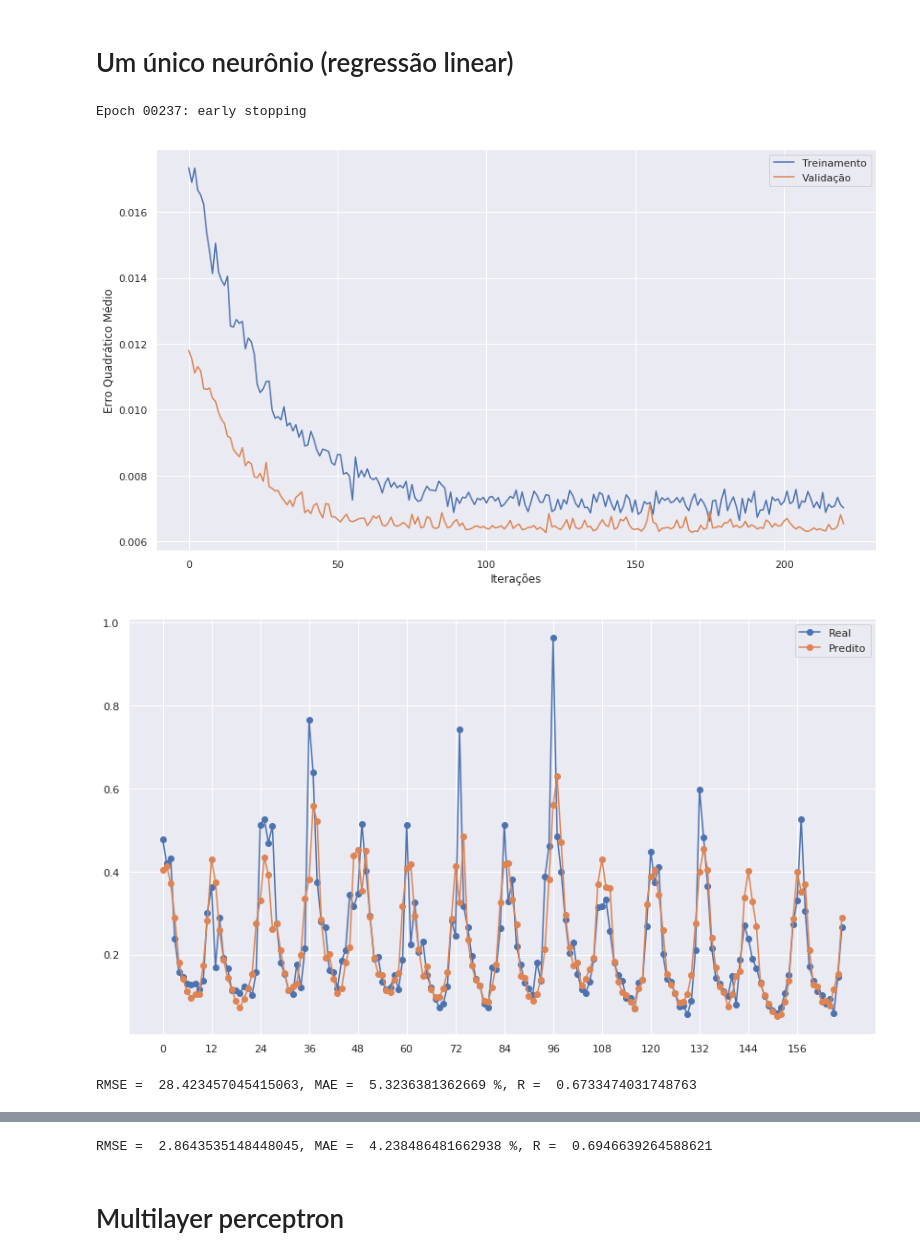
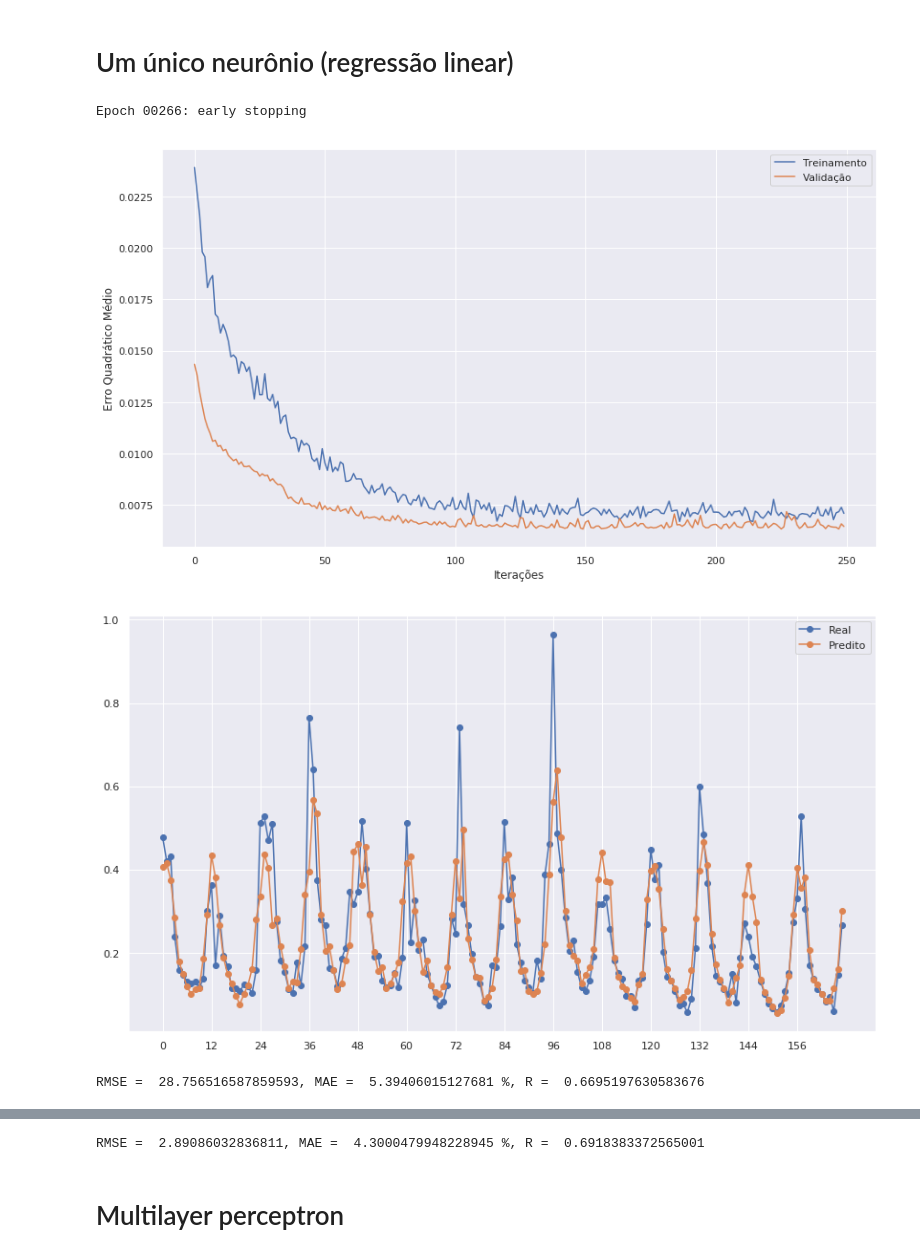
Before and after one commit to Gabrui/papers, a Jupyter notebook: IEEE_vazao_rios/vazao_rios.ipynb, the cells around one changed output, grey strips where cells are left out. Saved outputs shown, nothing was run; the diff lists cells and outputs as text; code cells hidden in the pictures.

```diff
--- a/IEEE_vazao_rios/vazao_rios.ipynb
+++ b/IEEE_vazao_rios/vazao_rios.ipynb
@@ -281,29 +301,29 @@ RMSE =  30.119591074696455, MARE =  6.025186131235192 %, R =  0.6976388302330081
 # %%
 def modelo_uno(janela, quant_rios, ruido=0.05):
     entrada = Input(shape=(janela * quant_rios,))
     mes = Input(shape=(12,), name='mes')
 
     entrada_ruidosa = GaussianDropout(ruido)(entrada)
     entrada_aumentada = Concatenate(axis=-1)([entrada_ruidosa, mes])
     estimativa = Dense(quant_rios, activation='relu')(entrada_aumentada)
 
     modelo = Model(inputs=[entrada, mes], outputs=estimativa)
     return modelo
 
-if not os.path.isfile('modelos/melhor_uno.h5'):# or True:
+if not os.path.isfile('modelos/melhor_uno.h5') or True:
     uno = modelo_uno(janela, 2)
     uno.compile(optimizer='adam', loss='mse')
     parar_uno = EarlyStopping(monitor='val_loss', mode='min', verbose=1, patience=100, min_delta=0)
     salvar_uno = ModelCheckpoint('modelos/melhor_uno.h5', monitor='val_loss', mode='min', save_best_only=True)
 
     historico_uno = uno.fit([x_treina, m_treina], y_treina, epochs=1000, validation_data=([x_valida, m_valida], y_valida), verbose=0, callbacks=[parar_uno, salvar_uno])
     salva_historico(historico_uno.history, 'historicos/uno')
 
 mostra_treinamento(carrega_historico('historicos/uno'))
 uno = load_model('modelos/melhor_uno.h5')
 mostra_performance(uno, [x_valida, m_valida], y_valida, fatores_normalizacao)
 # %% [output]
-Epoch 00237: early stopping
+Epoch 00266: early stopping
-[figure, old version]
+[figure, new version]
-[figure, old version]
+[figure, new version]
-RMSE =  28.423457045415063, MAE =  5.3236381362669 %, R =  0.6733474031748763
+RMSE =  28.756516587859593, MAE =  5.39406015127681 %, R =  0.6695197630583676
@@ -311,4 +331,4 @@ RMSE =  28.423457045415063, MAE =  5.3236381362669 %, R =  0.6733474031748763
-RMSE =  2.8643535148448045, MAE =  4.238486481662938 %, R =  0.6946639264588621
+RMSE =  2.89086032836811, MAE =  4.3000479948228945 %, R =  0.6918383372565001
 # %% [markdown]
 # Multilayer perceptron
 # %%
```
Also changed, not shown: parts of 7 cells of this notebook, 8 other files.
